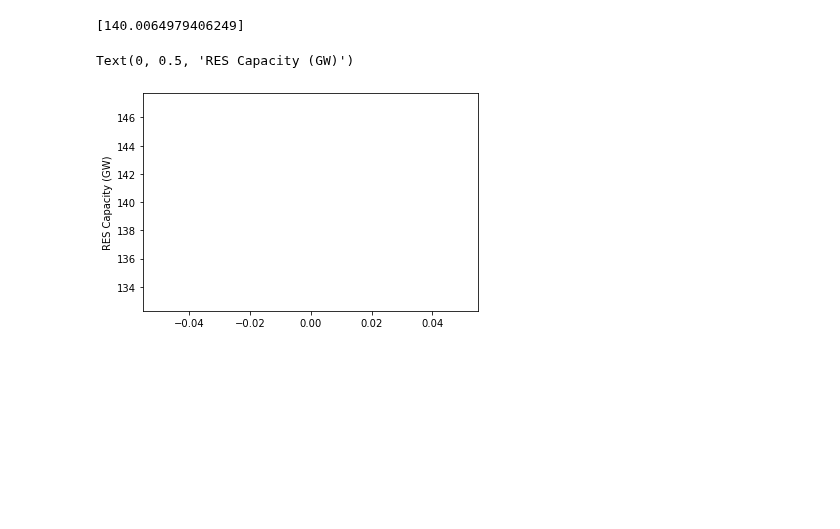
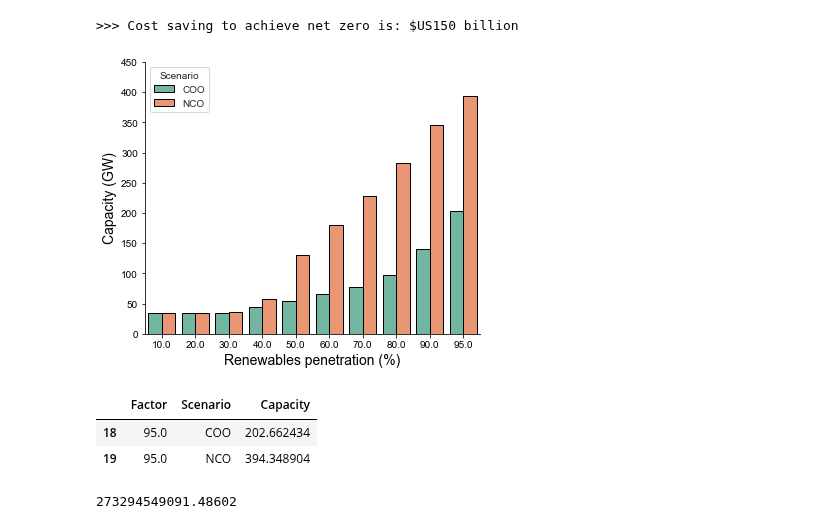
Before and after one commit to amanmajid/nextra, a Jupyter notebook: analysis/py_net_zero_scenario.ipynb, the cells around one changed output. Saved outputs shown, nothing was run; the diff lists cells and outputs as text; code cells hidden in the pictures; blank space fills up the shorter version.

Commit message:
Finalised net zero run

```diff
--- a/analysis/py_net_zero_scenario.ipynb
+++ b/analysis/py_net_zero_scenario.ipynb
@@ -78,10 +179,65 @@ for s in ss_factors:
+# %%
+coo_caps_merged = pd.concat(coo_caps,ignore_index=True)
+nco_caps_merged = pd.concat(nco_caps,ignore_index=True)
+
+coo_caps_merged['Scenario'] = 'COO'
+nco_caps_merged['Scenario'] = 'NCO'
+
+capacity_data = coo_caps_merged.append(nco_caps_merged,ignore_index=True)
+
+# COSTS
+nco_costs_merged = pd.concat(nco_costs)
+coo_costs_merged = pd.concat(coo_costs)
+
+coo_costs_merged['Scenario'] = 'COO'
+nco_costs_merged['Scenario'] = 'NCO'
+
+cost_data = coo_costs_merged.append(nco_costs_merged,ignore_index=True)
 # %%
-caps
+coo_cost = cost_data.loc[(cost_data.Factor == 0.95) & (cost_data.Scenario == 'COO'),'Cost'].iloc[0]
+nco_cost = cost_data.loc[(cost_data.Factor == 0.95) & (cost_data.Scenario == 'NCO'),'Cost'].iloc[0]
+delta = nco_cost - coo_cost
+
+print(f'>>> Cost saving to achieve net zero is: $US{int(delta*10**-9)} billion')
 # %% [output]
-[140.0064979406249]
+>>> Cost saving to achieve net zero is: $US150 billion
+# %%
+sums = capacity_data.groupby(by=['Factor','Scenario']).sum().reset_index()
+sums.Factor = sums.Factor * 100
 # %%
-plt.plot(caps)
-plt.ylabel('RES Capacity (GW)')
+f,ax = plt.subplots(nrows=1,ncols=1,figsize=(6,5))
+
+import matplotlib as mpl
+mpl.rcParams['font.family'] = 'Arial'
+
+sns.set_style("ticks")
+
+sns.barplot(x='Factor',
+            y='Capacity',
+            hue='Scenario',
+            data=sums,
+            ax=ax,
+            palette='Set2',
+            edgecolor='black',
+           )
+
+ax.set_xlabel('Renewables penetration (%)',fontsize=14)
+ax.set_ylabel('Capacity (GW)',fontsize=14)
+ax.set_ylim([0,450])
+
+
+sns.despine()
+
+f.savefig('../outputs/figures/oms_net_zero.png',dpi=450,bbox_inches='tight')
 # %% [output]
-Text(0, 0.5, 'RES Capacity (GW)')
-[figure, old version]
+[figure, new version]
+# %%
+sums.loc[sums.Factor == 95]
+# %% [output]
+|  | Factor | Scenario | Capacity |
+| 18 | 95.0 | COO | 202.662434 |
+| 19 | 95.0 | NCO | 394.348904 |
+# %%
+model_results.results_costs.totex.sum()
+# %% [output]
+273294549091.48602
```
Also changed, not shown: parts of 9 cells of this notebook, 4 other files.
